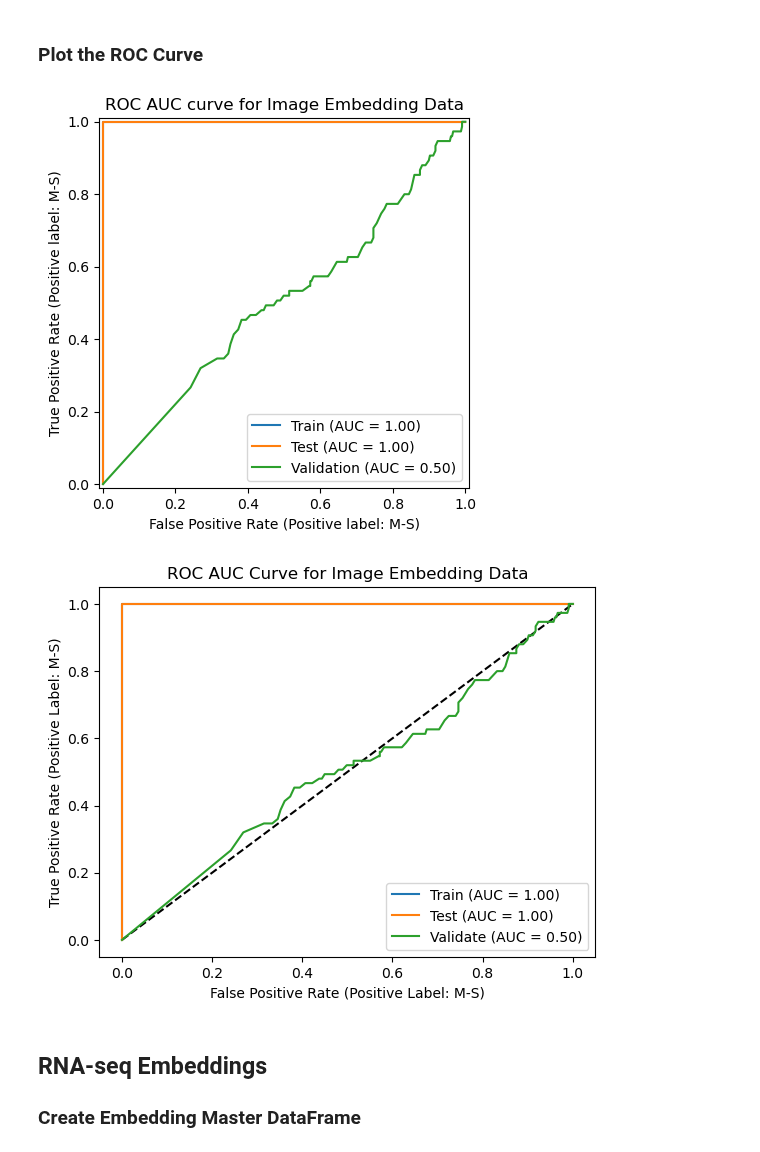
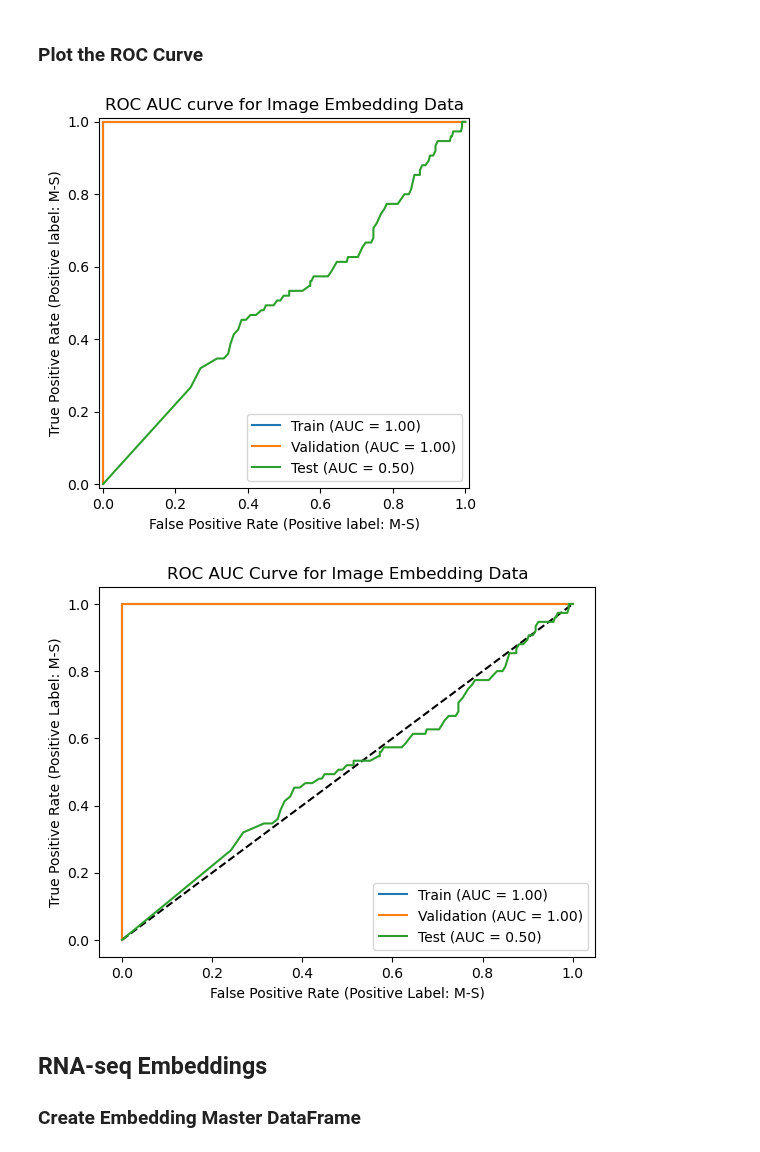
Before and after one commit to KristoferLintonReid/ultrasound-contrastivemodels, a Jupyter notebook: notebooks/baseline_models_embeddings.ipynb, the cells around one changed output. Cells and saved outputs as stored; diff of their text form; code cells hidden in the pictures.

```diff
--- a/notebooks/baseline_models_embeddings.ipynb
+++ b/notebooks/baseline_models_embeddings.ipynb
@@ -712,10 +710,10 @@ image_embeddings_train.size()
 torch.Size([23, 128])
 # %%
 # Scaler for embeddings
-scaler = StandardScaler()
+scaler_img = StandardScaler()
 
 # Image DataFrame
-image_train_df = pd.DataFrame(scaler.fit_transform(image_embeddings_train.cpu().numpy()))
+image_train_df = pd.DataFrame(scaler_img.fit_transform(image_embeddings_train.cpu().numpy()))
 image_train_df.insert(0, "SURGICAL", surg_train)
 image_train_df.insert(0, "image_name", img_train)
 # %%
@@ -755,11 +753,8 @@ image_embeddings_test.size()
 # %% [output]
 torch.Size([6, 128])
 # %%
-# Scaler for embeddings
-scaler = StandardScaler().fit(image_embeddings_train.cpu().numpy())
-
 # Image DataFrame
-image_test_df = pd.DataFrame(scaler.transform(image_embeddings_test.cpu().numpy()))
+image_test_df = pd.DataFrame(scaler_img.transform(image_embeddings_test.cpu().numpy()))
 image_test_df.insert(0, "SURGICAL", surg_test)
 image_test_df.insert(0, "image_name", img_test)
 # %%
@@ -789,12 +784,9 @@ image_embeddings_val.size()
 # %% [output]
 torch.Size([402, 128])
 # %%
-# Scaler for embeddings
-scaler = StandardScaler().fit(image_embeddings_train.cpu().numpy())
-
 # Image DataFrame
 surg_val = match_img_df["SURGICAL"].tolist()
-image_val_df = pd.DataFrame(scaler.transform(image_embeddings_val.cpu().numpy()))
+image_val_df = pd.DataFrame(scaler_img.transform(image_embeddings_val.cpu().numpy()))
 image_val_df.insert(0, "SURGICAL", surg_val)
 image_val_df.insert(0, "image_name", img_val)
 # %%
@@ -1167,42 +1159,42 @@ disp.plot()
 disp = RocCurveDisplay.from_estimator(fit_rf_img, X_train_img, y_train_img, pos_label='M-S', name="Train")
 
 # Test data
-disp = RocCurveDisplay.from_estimator(fit_rf_img, X_test_img, y_test_img, pos_label='M-S', ax = disp.ax_, name="Test")
+disp = RocCurveDisplay.from_estimator(fit_rf_img, X_test_img, y_test_img, pos_label='M-S', ax = disp.ax_, name="Validation")
 
 # Validation data
-disp = RocCurveDisplay.from_estimator(fit_rf_img, X_val_img, y_val_img, pos_label='M-S', ax = disp.ax_, name="Validation")
+disp = RocCurveDisplay.from_estimator(fit_rf_img, X_val_img, y_val_img, pos_label='M-S', ax = disp.ax_, name="Test")
 
 disp.ax_.set_title("ROC AUC curve for Image Embedding Data");
 # %% [output]
-[figure, old version]
+[figure, new version]
 # %%
 # Train
 y_pred_prob1 = fit_rf_img.predict_proba(X_train_img)[:, 1]
 fpr1, tpr1, thresholds1 = roc_curve(y_train_img, y_pred_prob1, pos_label="M-S")
 auc1 = roc_auc_score(y_train_img, y_pred_prob1)
 
 # Test
 y_pred_prob2 = fit_rf_img.predict_proba(X_test_img)[:, 1]
 fpr2, tpr2, thresholds2 = roc_curve(y_test_img, y_pred_prob2, pos_label="M-S")
 auc2 = roc_auc_score(y_test_img, y_pred_prob2)
 
 # Validate
 y_pred_prob3 = fit_rf_img.predict_proba(X_val_img)[:, 1]
 fpr3, tpr3, thresholds3 = roc_curve(y_val_img, y_pred_prob3, pos_label="M-S")
 auc3 = roc_auc_score(y_val_img, y_pred_prob3)
 
 plt.plot([0, 1], [0, 1], 'k--')
 plt.plot(fpr1, tpr1, label="Train (AUC = %0.2f)" % auc1)
-plt.plot(fpr2, tpr2, label="Test (AUC = %0.2f)" % auc2)
-plt.plot(fpr3, tpr3, label="Validate (AUC = %0.2f)" % auc3)
+plt.plot(fpr2, tpr2, label="Validation (AUC = %0.2f)" % auc2)
+plt.plot(fpr3, tpr3, label="Test (AUC = %0.2f)" % auc3)
 
 plt.legend()
 plt.xlabel("False Positive Rate (Positive Label: M-S)")
 plt.ylabel("True Positive Rate (Positive Label: M-S)")
 plt.title('ROC AUC Curve for Image Embedding Data')
 plt.show()
 # %% [output]
-[figure, old version]
+[figure, new version]
 # %% [markdown]
 ## RNA-seq Embeddings
 
```
Also changed, not shown: parts of 17 cells of this notebook.
